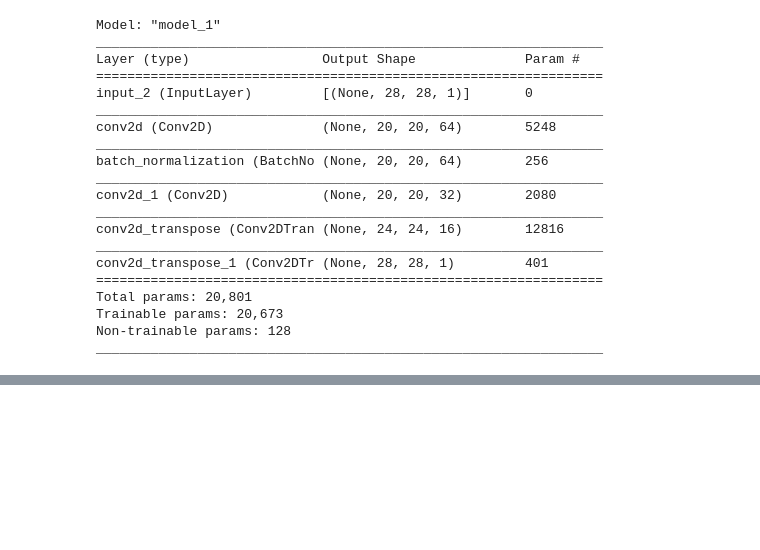
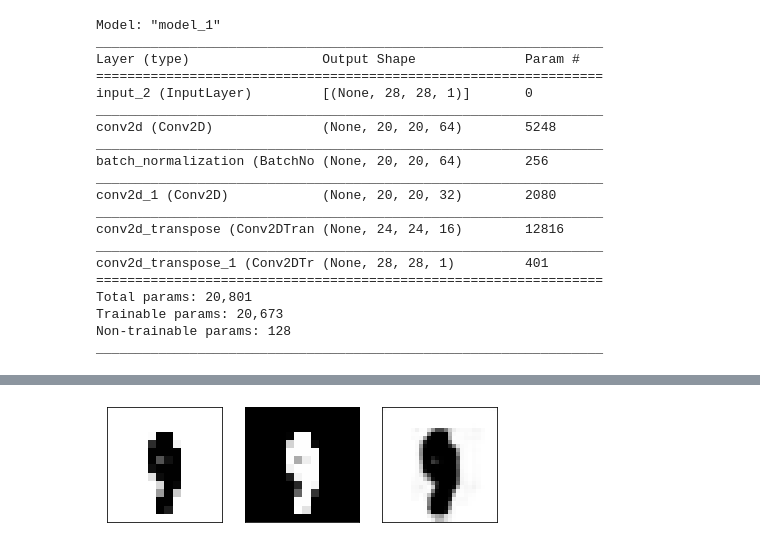
Before and after one commit to CoderSsVartak/Auto_Encoder, a Jupyter notebook: Auto_encoder.ipynb, the cells around one changed output, grey strips where cells are left out. Cells and saved outputs as stored; diff of their text form; code cells hidden in the pictures; blank space fills up the shorter version.

```diff
--- a/Auto_encoder.ipynb
+++ b/Auto_encoder.ipynb
@@ -265,0 +318,7 @@ plt.show()
+# %%
+index = 600
+img = 1-blurred[index]
+pred = predict(auto_encode, img)
+plot([img, 1-img, pred], figsize=(7, 7))
+# %% [output]
+[figure, added]
```
Also changed, not shown: parts of 18 cells of this notebook.
